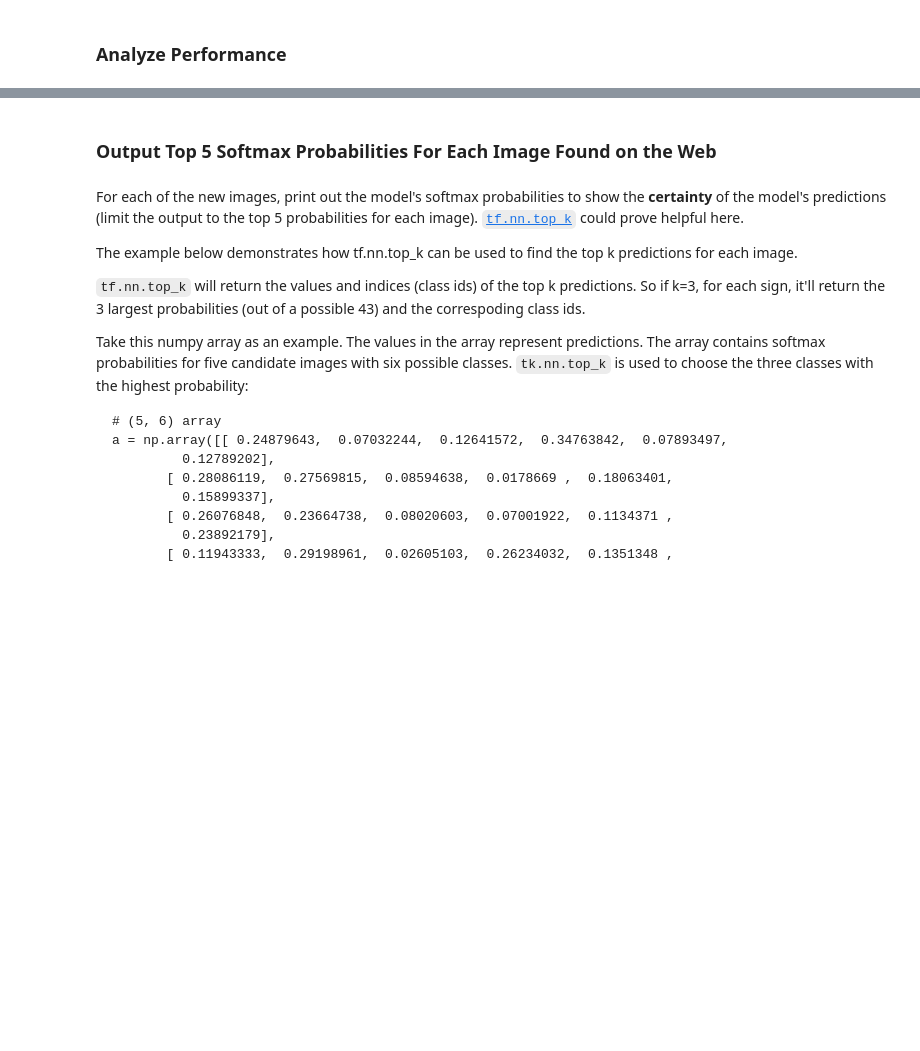
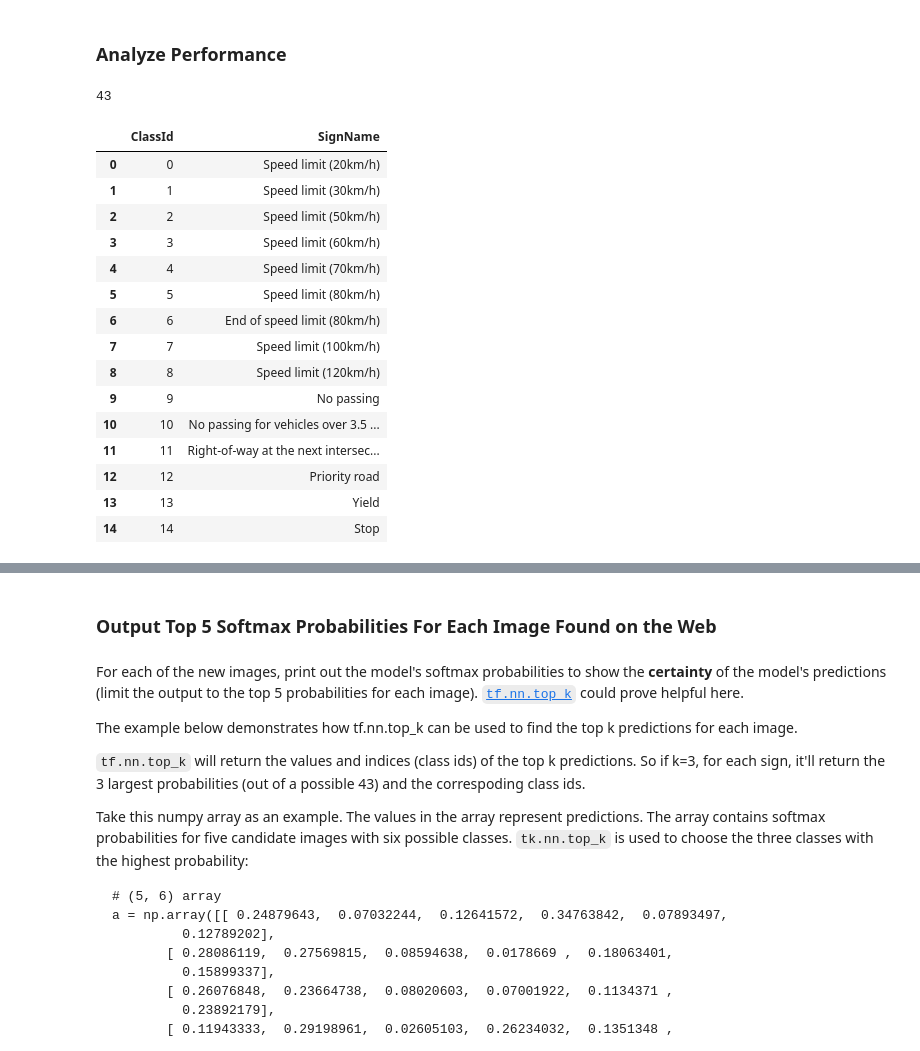
Before and after one commit to topgoonr/CarND-Traffic-Sign-Classifier-Project, a Jupyter notebook: Traffic_Sign_Classifier.ipynb, the cells around one changed output, grey strips where cells are left out. Saved outputs shown, nothing was run; the diff lists cells and outputs as text; code cells hidden in the pictures; blank space fills up the shorter version.

```diff
--- a/Traffic_Sign_Classifier.ipynb
+++ b/Traffic_Sign_Classifier.ipynb
@@ -959,0 +1030,24 @@ You may find `signnames.csv` useful as it contains mappings from the class id (i
+# %%
+import pandas as pd
+signnames = pd.read_csv('signnames.csv')
+print(len(signnames))
+signnames.head(15)
+## print(dir(signnames.iloc))
+# %% [output]
+43
+|  | ClassId | SignName |
+| 0 | 0 | Speed limit (20km/h) |
+| 1 | 1 | Speed limit (30km/h) |
+| 2 | 2 | Speed limit (50km/h) |
+| 3 | 3 | Speed limit (60km/h) |
+| 4 | 4 | Speed limit (70km/h) |
+| 5 | 5 | Speed limit (80km/h) |
+| 6 | 6 | End of speed limit (80km/h) |
+| 7 | 7 | Speed limit (100km/h) |
+| 8 | 8 | Speed limit (120km/h) |
+| 9 | 9 | No passing |
+| 10 | 10 | No passing for vehicles over 3.5 ... |
+| 11 | 11 | Right-of-way at the next intersec... |
+| 12 | 12 | Priority road |
+| 13 | 13 | Yield |
+| 14 | 14 | Stop |
```
Also changed, not shown: parts of 19 cells of this notebook, 13 other files.
